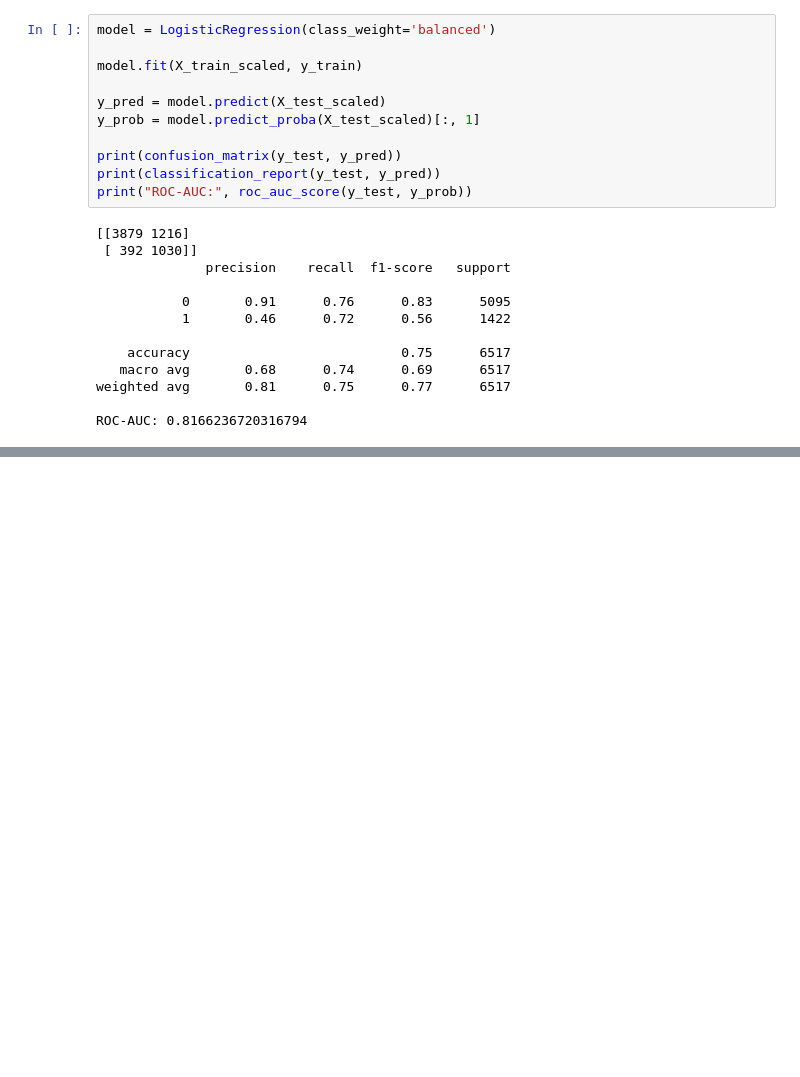
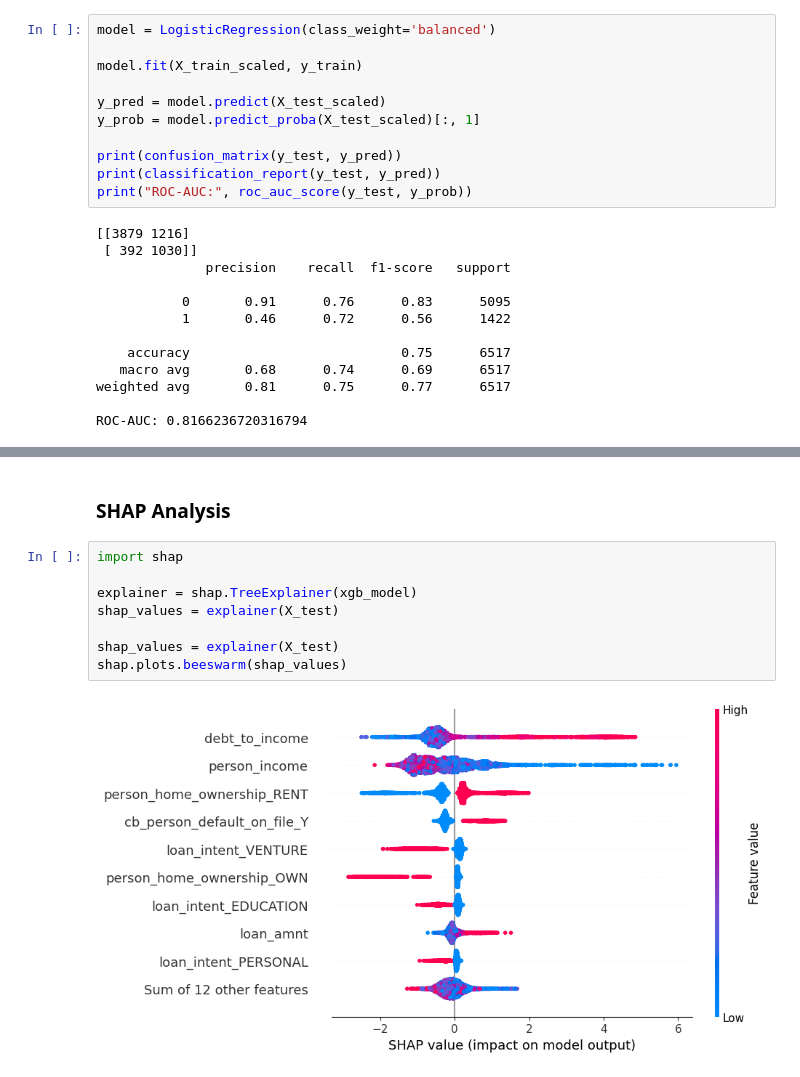
Before and after one commit to Wadhare-Isaac/Credit-Risk-Prediction-Project, a Jupyter notebook: notebook/Credit.ipynb, the cells around one changed output, grey strips where cells are left out. Cells and saved outputs as stored; diff of their text form; blank space fills up the shorter version.

```diff
--- a/notebook/Credit.ipynb
+++ b/notebook/Credit.ipynb
@@ -637,0 +965,12 @@ ROC-AUC: 0.8166236720316794
+# %% [markdown]
+### SHAP Analysis
+# %%
+import shap
+
+explainer = shap.TreeExplainer(xgb_model)
+shap_values = explainer(X_test)
+
+shap_values = explainer(X_test)
+shap.plots.beeswarm(shap_values)
+# %% [output]
+[figure, added]
```
Also changed, not shown: parts of 20 cells of this notebook.
